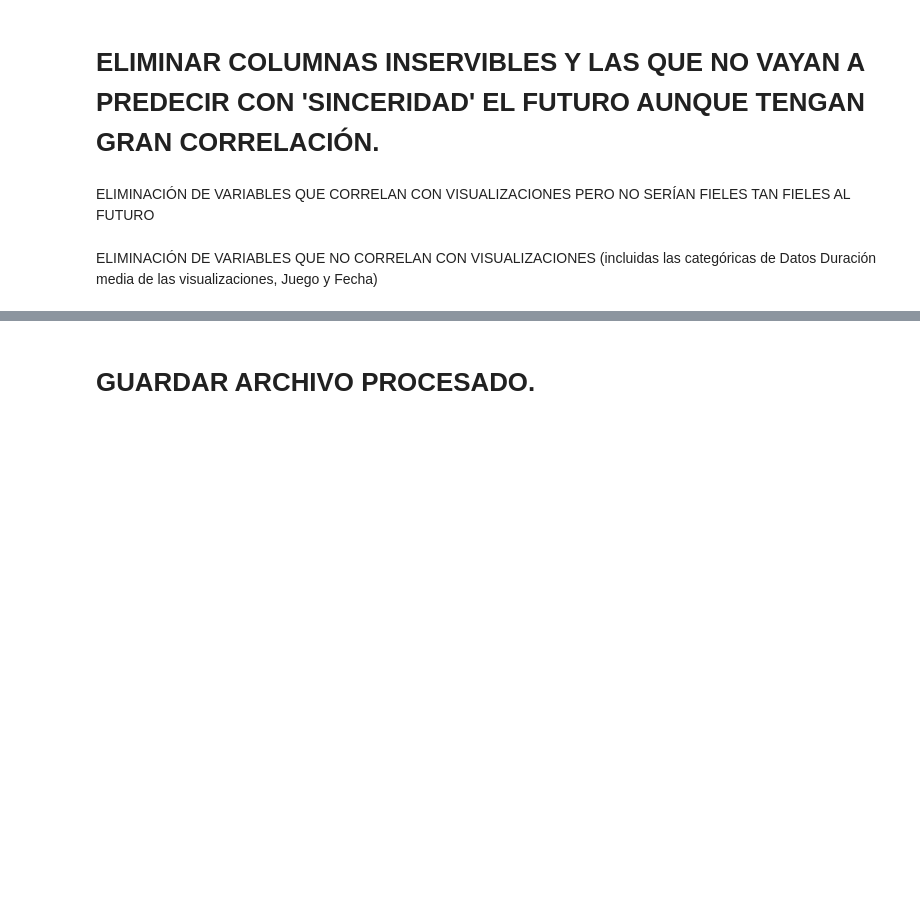
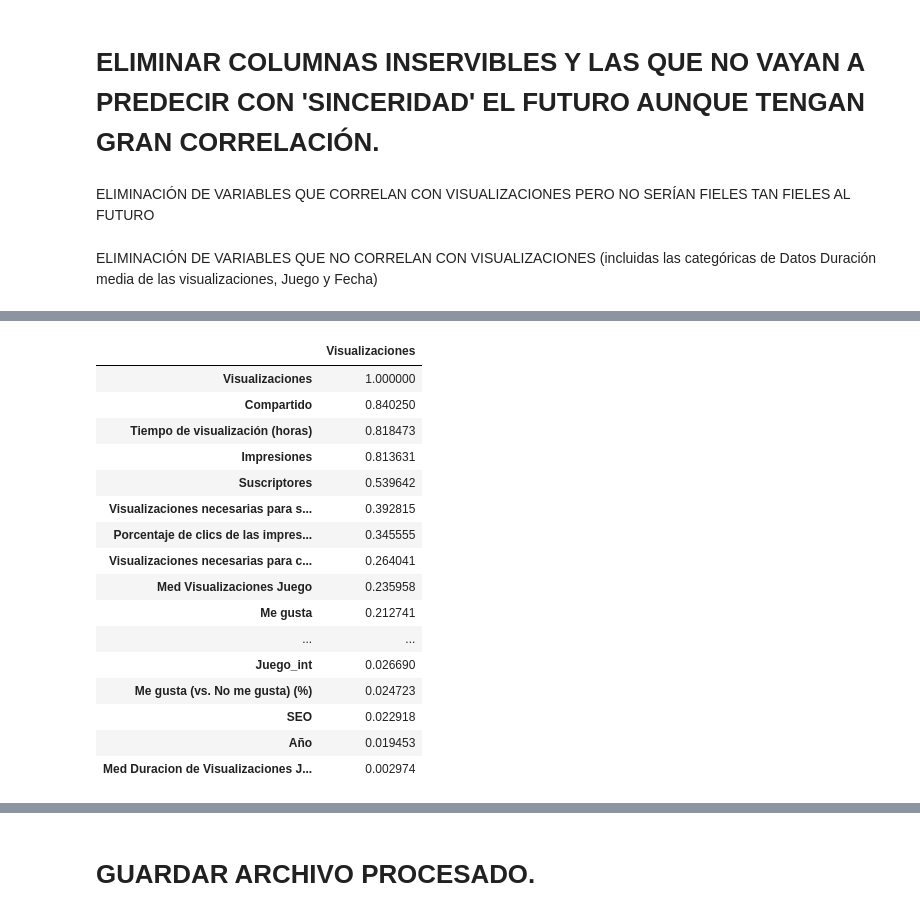
Before and after one commit to braugilabert/Prediction-of-views_ML, a Jupyter notebook: notebooks/02_Preprocesamiento.ipynb, the cells around one changed output, grey strips where cells are left out. Cells and saved outputs as stored; diff of their text form; code cells hidden in the pictures; blank space fills up the shorter version.

```diff
--- a/notebooks/02_Preprocesamiento.ipynb
+++ b/notebooks/02_Preprocesamiento.ipynb
@@ -116,5 +165,23 @@ sns.heatmap(data.corr().abs(), annot=True);
 # %%
-""" corr_visual2 = corr.loc[:,['Visualizaciones']] #para sacar las correlaciones restantes de Visualizaciones
-corr_visual2.sort_values(ascending=False, by = 'Visualizaciones') """
+corr_visual2 = corr.loc[:,['Visualizaciones']] #para sacar las correlaciones restantes de Visualizaciones
+corr_visual2.sort_values(ascending=False, by = 'Visualizaciones')
+# %% [output]
+|  | Visualizaciones |
+| Visualizaciones | 1.000000 |
+| Compartido | 0.840250 |
+| Tiempo de visualización (horas) | 0.818473 |
+| Impresiones | 0.813631 |
+| Suscriptores | 0.539642 |
+| Visualizaciones necesarias para s... | 0.392815 |
+| Porcentaje de clics de las impres... | 0.345555 |
+| Visualizaciones necesarias para c... | 0.264041 |
+| Med Visualizaciones Juego | 0.235958 |
+| Me gusta | 0.212741 |
+| ... | ... |
+| Juego_int | 0.026690 |
+| Me gusta (vs. No me gusta) (%) | 0.024723 |
+| SEO | 0.022918 |
+| Año | 0.019453 |
+| Med Duracion de Visualizaciones J... | 0.002974 |
 # %%
 data.head(3)
```
Also changed, not shown: parts of 7 cells of this notebook, 1 other file.
